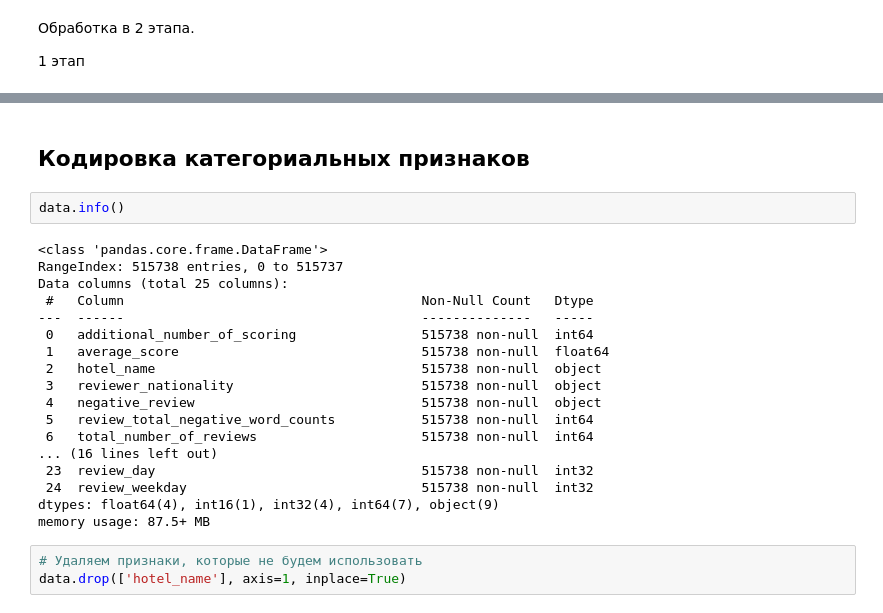
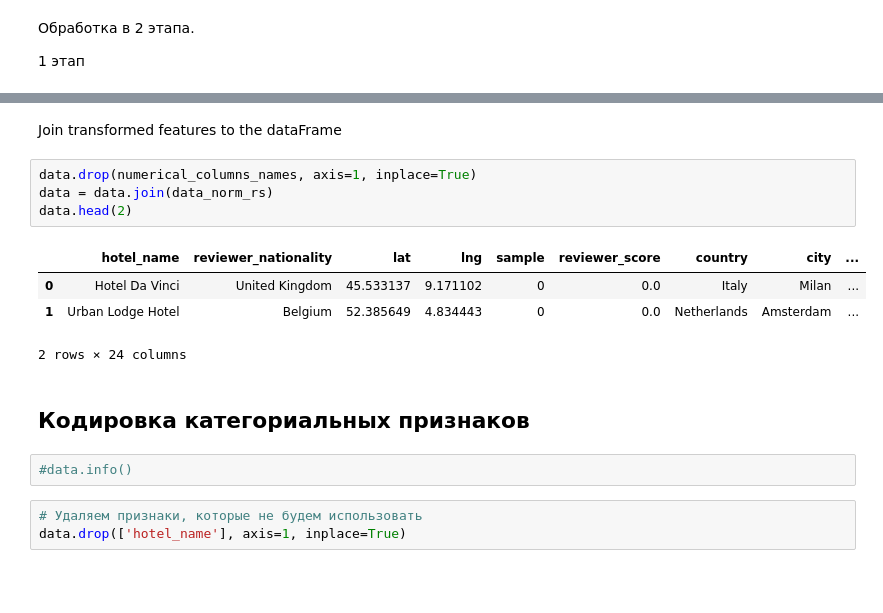
Before and after one commit to Alex1iv/Hotel-rating-prediction, a Jupyter notebook: notebooks/Hotel_ratings_en.ipynb, the cells around one changed output, grey strips where cells are left out. Drawn from its saved outputs; the diff is of its cells as text; blank space fills up the shorter version.

```diff
--- a/notebooks/Hotel_ratings_en.ipynb
+++ b/notebooks/Hotel_ratings_en.ipynb
@@ -939,25 +991,18 @@ boxplot.grid();
+# %% [markdown]
+Join transformed features to the dataFrame
+# %%
+data.drop(numerical_columns_names, axis=1, inplace=True)
+data = data.join(data_norm_rs)
+data.head(2)
+# %% [output]
+|  | hotel_name | reviewer_nationality | lat | lng | sample | reviewer_score | country | city | ... |
+| 0 | Hotel Da Vinci | United Kingdom | 45.533137 | 9.171102 | 0 | 0.0 | Italy | Milan | ... |
+| 1 | Urban Lodge Hotel | Belgium | 52.385649 | 4.834443 | 0 | 0.0 | Netherlands | Amsterdam | ... |
+2 rows × 24 columns
 # %% [markdown]
 ## Кодировка категориальных признаков
 # %%
-data.info()
+#data.info()
-# %% [output]
-<class 'pandas.core.frame.DataFrame'>
-RangeIndex: 515738 entries, 0 to 515737
-Data columns (total 25 columns):
- #   Column                                      Non-Null Count   Dtype
----  ------                                      --------------   -----
- 0   additional_number_of_scoring                515738 non-null  int64
- 1   average_score                               515738 non-null  float64
- 2   hotel_name                                  515738 non-null  object
- 3   reviewer_nationality                        515738 non-null  object
- 4   negative_review                             515738 non-null  object
- 5   review_total_negative_word_counts           515738 non-null  int64
- 6   total_number_of_reviews                     515738 non-null  int64
-... (16 lines left out)
- 23  review_day                                  515738 non-null  int32
- 24  review_weekday                              515738 non-null  int32
-dtypes: float64(4), int16(1), int32(4), int64(7), object(9)
-memory usage: 87.5+ MB
 # %%
 # Удаляем признаки, которые не будем использовать
 data.drop(['hotel_name'], axis=1, inplace=True)
```
Also changed, not shown: parts of 80 cells of this notebook.
